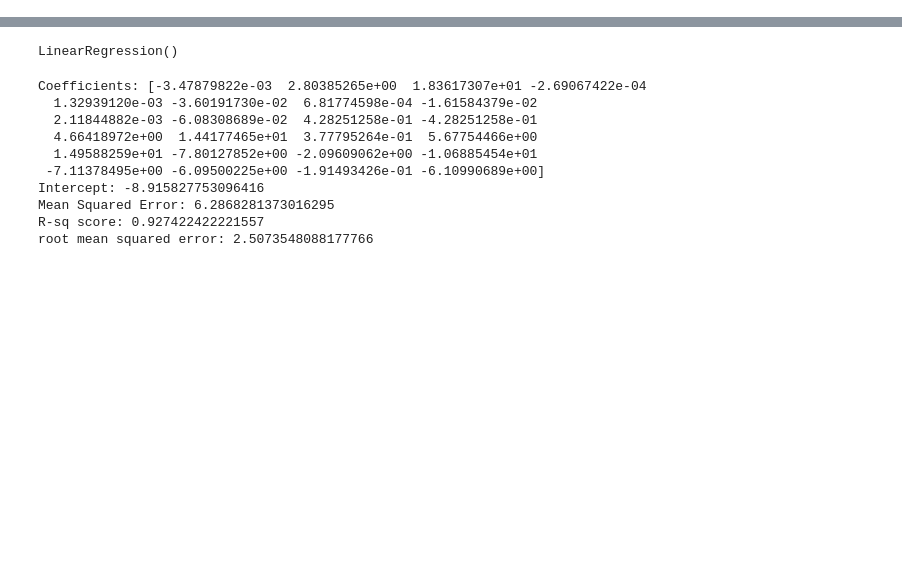
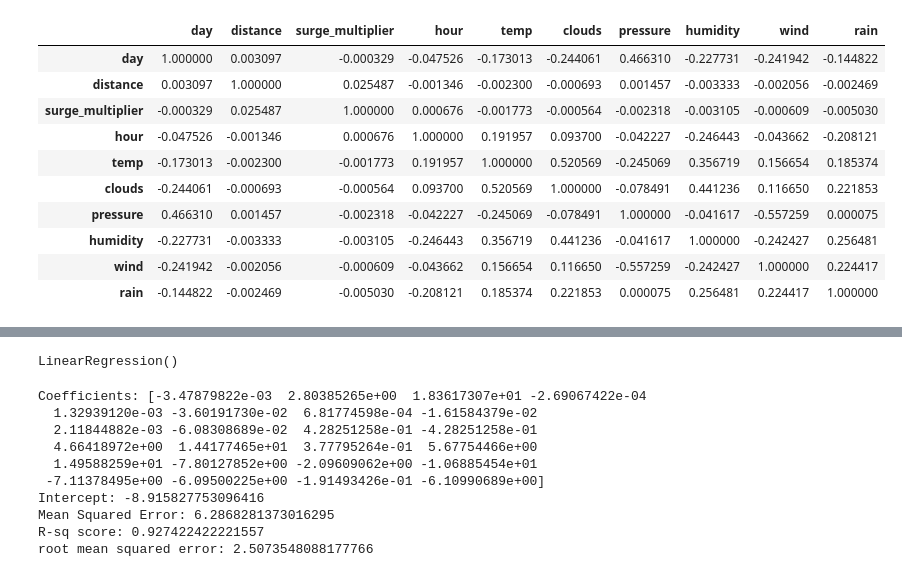
Before and after one commit to martin-ngugi/Group3_project, a Jupyter notebook: index.ipynb, the cells around one changed output, grey strips where cells are left out. Cells and saved outputs as stored; diff of their text form; code cells hidden in the pictures; blank space fills up the shorter version.

```diff
--- a/index.ipynb
+++ b/index.ipynb
@@ -292,0 +427,17 @@ from sklearn.metrics import r2_score
+# %%
+#looking at the correlation between price and the different features
+
+correlate =merged_df[['day','distance','surge_multiplier', 'hour','temp','clouds', 'pressure','humidity', 'wind', 'rain']]
+correlate.corr()
+# %% [output]
+|  | day | distance | surge_multiplier | hour | temp | clouds | pressure | humidity | wind | rain |
+| day | 1.000000 | 0.003097 | -0.000329 | -0.047526 | -0.173013 | -0.244061 | 0.466310 | -0.227731 | -0.241942 | -0.144822 |
+| distance | 0.003097 | 1.000000 | 0.025487 | -0.001346 | -0.002300 | -0.000693 | 0.001457 | -0.003333 | -0.002056 | -0.002469 |
+| surge_multiplier | -0.000329 | 0.025487 | 1.000000 | 0.000676 | -0.001773 | -0.000564 | -0.002318 | -0.003105 | -0.000609 | -0.005030 |
+| hour | -0.047526 | -0.001346 | 0.000676 | 1.000000 | 0.191957 | 0.093700 | -0.042227 | -0.246443 | -0.043662 | -0.208121 |
+| temp | -0.173013 | -0.002300 | -0.001773 | 0.191957 | 1.000000 | 0.520569 | -0.245069 | 0.356719 | 0.156654 | 0.185374 |
+| clouds | -0.244061 | -0.000693 | -0.000564 | 0.093700 | 0.520569 | 1.000000 | -0.078491 | 0.441236 | 0.116650 | 0.221853 |
+| pressure | 0.466310 | 0.001457 | -0.002318 | -0.042227 | -0.245069 | -0.078491 | 1.000000 | -0.041617 | -0.557259 | 0.000075 |
+| humidity | -0.227731 | -0.003333 | -0.003105 | -0.246443 | 0.356719 | 0.441236 | -0.041617 | 1.000000 | -0.242427 | 0.256481 |
+| wind | -0.241942 | -0.002056 | -0.000609 | -0.043662 | 0.156654 | 0.116650 | -0.557259 | -0.242427 | 1.000000 | 0.224417 |
+| rain | -0.144822 | -0.002469 | -0.005030 | -0.208121 | 0.185374 | 0.221853 | 0.000075 | 0.256481 | 0.224417 | 1.000000 |
```
Also changed, not shown: parts of 140 cells of this notebook.
